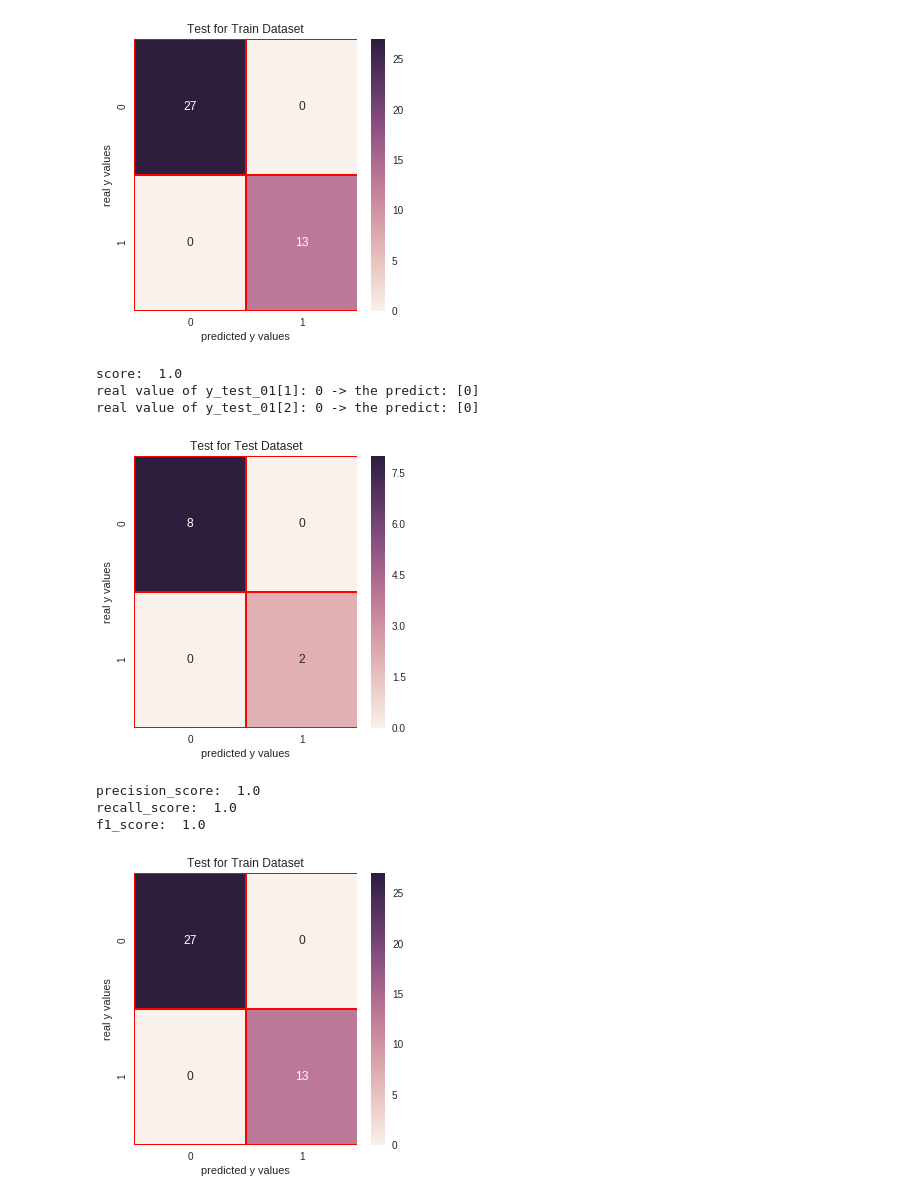
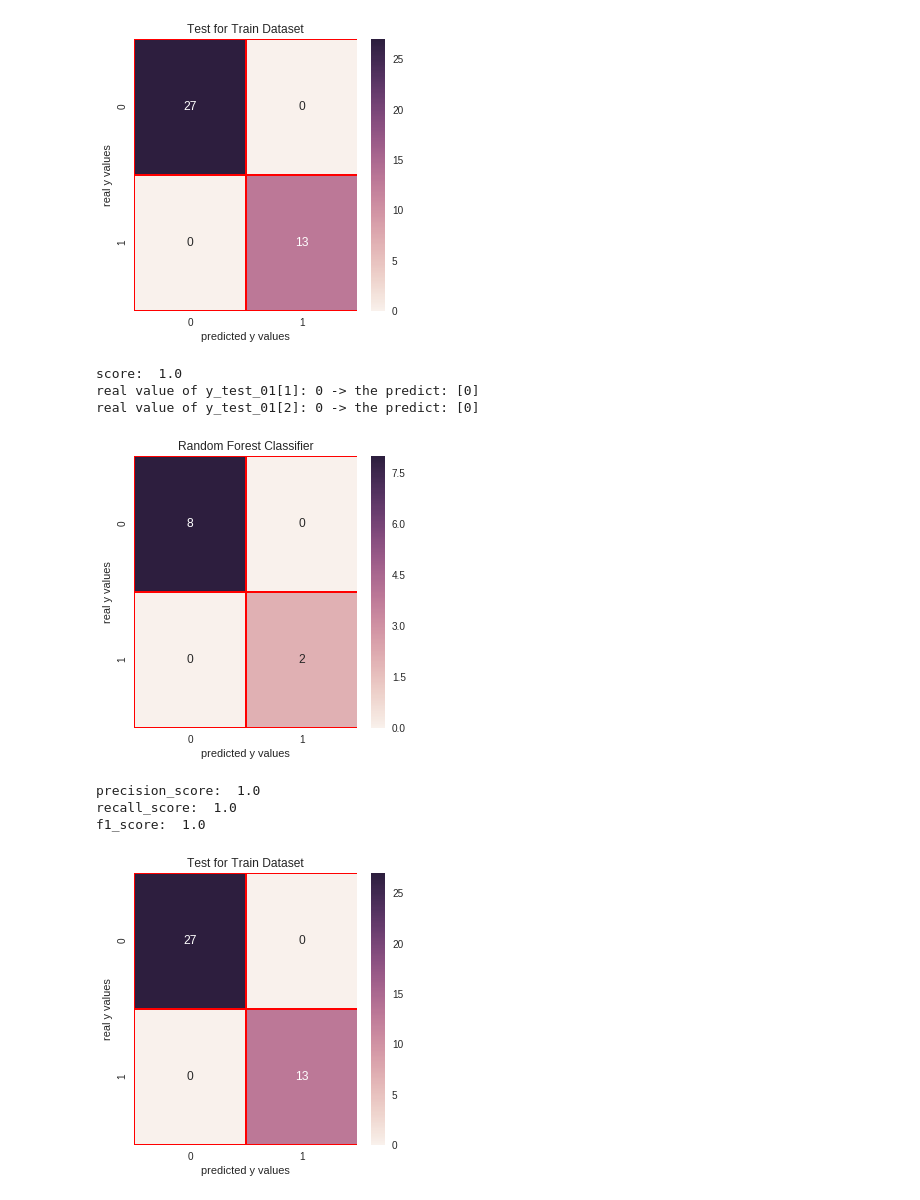
Before and after one commit to Anandharajan/DriverBehaviour, a Jupyter notebook: DriverBehaviour.ipynb, the cells around one changed output. Saved outputs shown, nothing was run; the diff lists cells and outputs as text; code cells hidden in the pictures.

```diff
--- a/DriverBehaviour.ipynb
+++ b/DriverBehaviour.ipynb
@@ -422,35 +422,35 @@ plt.show()
 from sklearn.ensemble import RandomForestClassifier
 rfc = RandomForestClassifier(n_estimators = 100,random_state = 1)
 rfc.fit(x_train,y_train_01)
 print("score: ", rfc.score(x_test,y_test_01))
 print("real value of y_test_01[1]: " + str(y_test_01[1]) + " -> the predict: " + str(rfc.predict(x_test.iloc[[1],:])))
 print("real value of y_test_01[2]: " + str(y_test_01[2]) + " -> the predict: " + str(rfc.predict(x_test.iloc[[2],:])))
 
 # confusion matrix
 from sklearn.metrics import confusion_matrix
 cm_rfc = confusion_matrix(y_test_01,rfc.predict(x_test))
 # print("y_test_01 == 1 :" + str(len(y_test_01[y_test_01==1]))) # 29
 # cm visualization
 import seaborn as sns
 import matplotlib.pyplot as plt
 f, ax = plt.subplots(figsize =(5,5))
 sns.heatmap(cm_rfc,annot = True,linewidths=0.5,linecolor="red",fmt = ".0f",ax=ax)
-plt.title("Test for Test Dataset")
+plt.title("Random Forest Classifier")
 plt.xlabel("predicted y values")
 plt.ylabel("real y values")
 plt.show()
 
 from sklearn.metrics import precision_score, recall_score
 print("precision_score: ", precision_score(y_test_01,rfc.predict(x_test)))
 print("recall_score: ", recall_score(y_test_01,rfc.predict(x_test)))
 
 from sklearn.metrics import f1_score
 print("f1_score: ",f1_score(y_test_01,rfc.predict(x_test)))
 # %% [output]
 score:  1.0
 real value of y_test_01[1]: 0 -> the predict: [0]
 real value of y_test_01[2]: 0 -> the predict: [0]
-[figure, old version]
+[figure, new version]
 precision_score:  1.0
 recall_score:  1.0
 f1_score:  1.0
```
Also changed, not shown: parts of 5 cells of this notebook.
